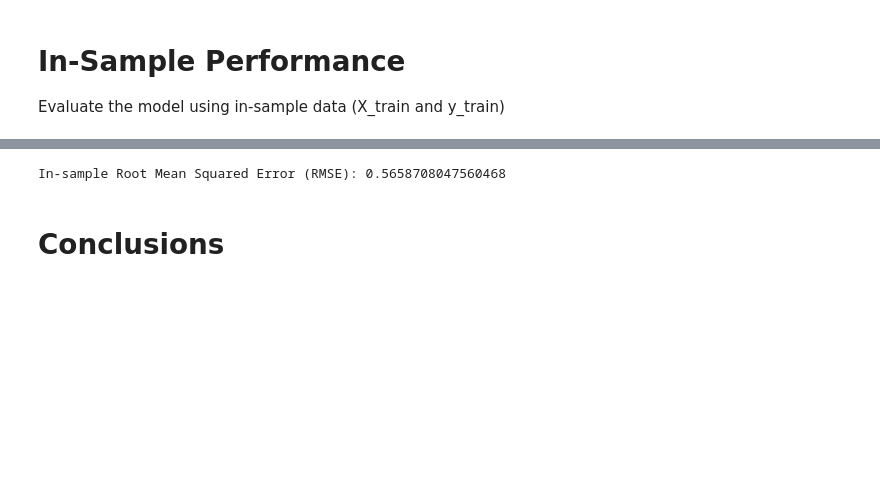
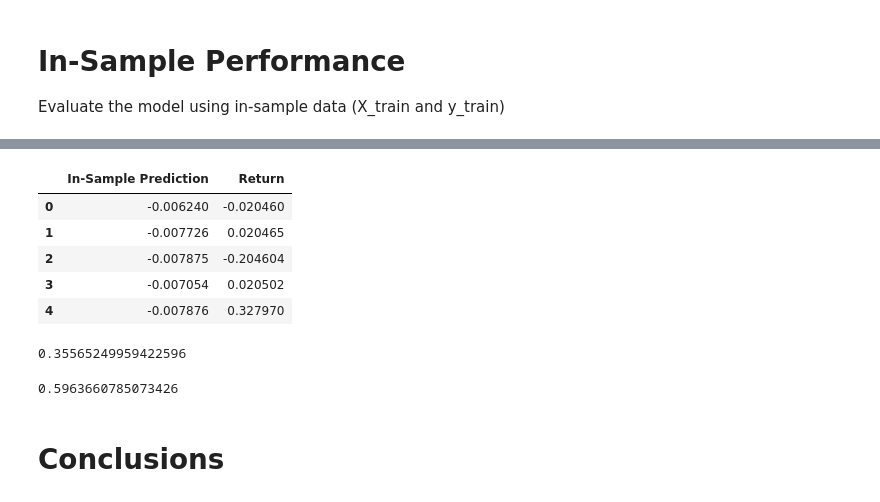
Before and after one commit to Anthibian/Time-Series-Analysis, a Jupyter notebook: Starter_Code/regression_analysis.ipynb, the cells around one changed output, grey strips where cells are left out. Saved outputs shown, nothing was run; the diff lists cells and outputs as text; code cells hidden in the pictures; blank space fills up the shorter version.

```diff
--- a/Starter_Code/regression_analysis.ipynb
+++ b/Starter_Code/regression_analysis.ipynb
@@ -196,3 +190,7 @@ Out-of-Sample Root Mean Squared Error (RMSE): 0.41521675083603804
 # In-Sample Performance
 
 Evaluate the model using in-sample data (X_train and y_train)
+# %%
+# Construct a dataframe using just the "y" training data:
+y_train = y_train.reset_index(drop = True)
+y_train.head()
@@ -199,17 +204,27 @@ Evaluate the model using in-sample data (X_train and y_train)
+# %%
+# Add a column of "in-sample" predictions to that dataframe:
+insample_pred_y = model.predict(X_train)
+insample_pred_y = pd.DataFrame(insample_pred_y, columns = ["In-Sample Prediction"])
+df = pd.concat([insample_pred_y, y_train], axis = 1)
+df.head()
+# %% [output]
+|  | In-Sample Prediction | Return |
+| 0 | -0.006240 | -0.020460 |
+| 1 | -0.007726 | 0.020465 |
+| 2 | -0.007875 | -0.204604 |
+| 3 | -0.007054 | 0.020502 |
+| 4 | -0.007876 | 0.327970 |
 # %%
-# Construct a dataframe using just the "y" training data:
-# YOUR CODE HERE!
-
-# Add a column of "in-sample" predictions to that dataframe:
-# YOUR CODE HERE!
-
 # Calculate in-sample mean_squared_error (for comparison to out-of-sample)
-# YOUR CODE HERE!
+mse_insample = mean_squared_error(y_train, insample_pred_y)
+print(mse_insample)
 
 # Calculate in-sample root mean_squared_error (for comparison to out-of-sample)
-# YOUR CODE HERE!
+rmse_insample = np.sqrt(mse_insample)
+rmse_insample
 # %% [output]
-In-sample Root Mean Squared Error (RMSE): 0.5658708047560468
+0.35565249959422596
+0.5963660785073426
 # %% [markdown]
 # Conclusions
 # %% [markdown]
```
Also changed, not shown: parts of 6 cells of this notebook, 1 other file.
